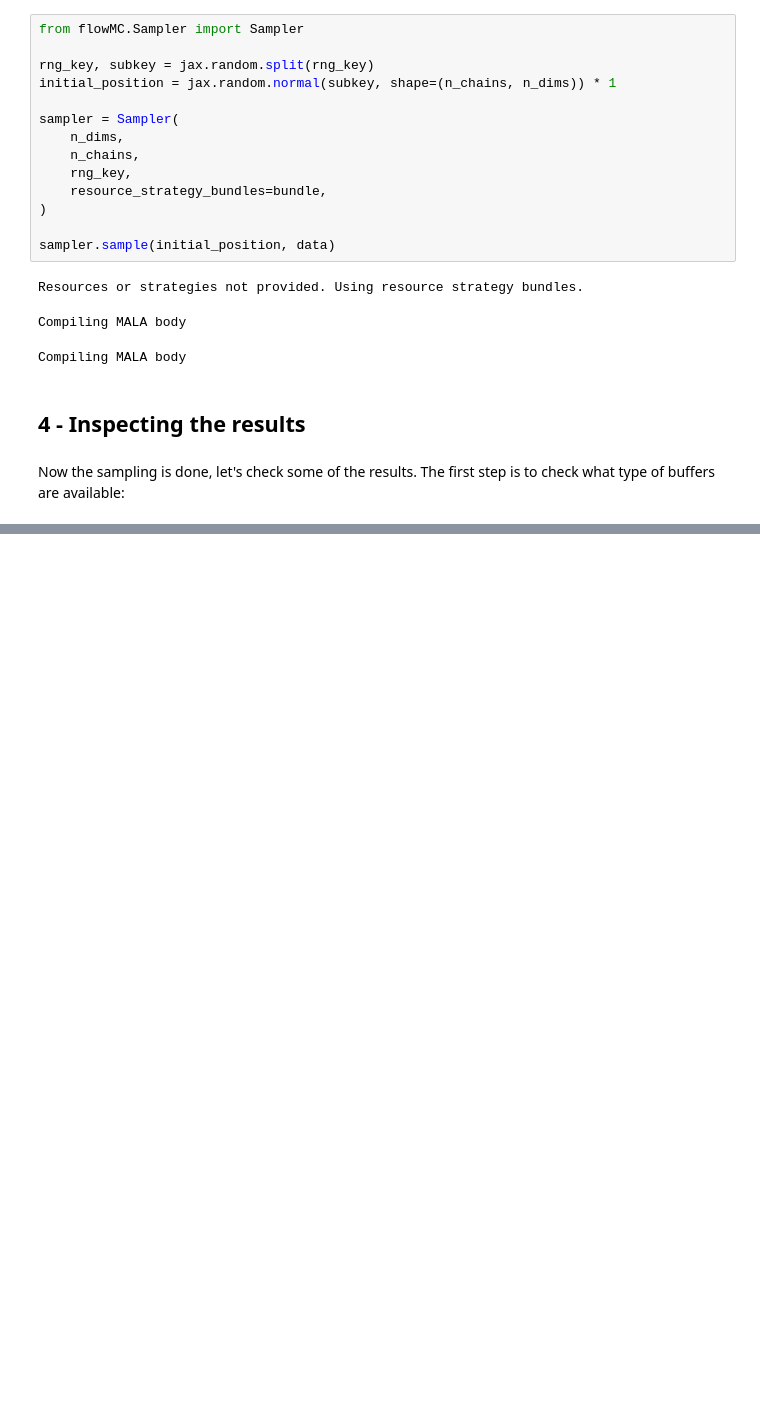
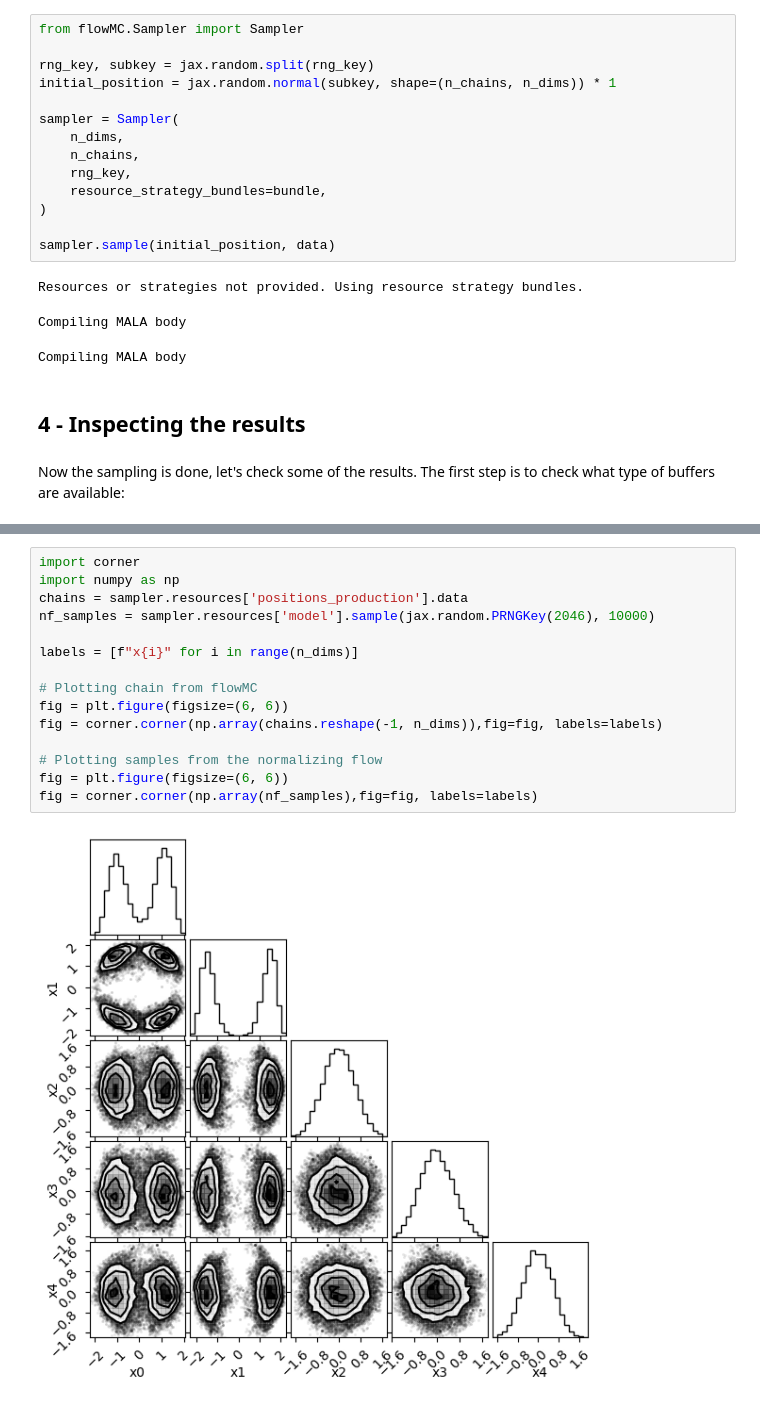
Before and after one commit to kazewong/flowMC, a Jupyter notebook: docs/tutorials/dualmoon.ipynb, the cells around one changed output, grey strips where cells are left out. Drawn from its saved outputs; the diff is of its cells as text; blank space fills up the shorter version.

```diff
--- a/docs/tutorials/dualmoon.ipynb
+++ b/docs/tutorials/dualmoon.ipynb
@@ -290,0 +157,17 @@ plt.legend()
+# %%
+import corner
+import numpy as np
+chains = sampler.resources['positions_production'].data
+nf_samples = sampler.resources['model'].sample(jax.random.PRNGKey(2046), 10000)
+
+labels = [f"x{i}" for i in range(n_dims)]
+
+# Plotting chain from flowMC
+fig = plt.figure(figsize=(6, 6))
+fig = corner.corner(np.array(chains.reshape(-1, n_dims)),fig=fig, labels=labels)
+
+# Plotting samples from the normalizing flow
+fig = plt.figure(figsize=(6, 6))
+fig = corner.corner(np.array(nf_samples),fig=fig, labels=labels)
+# %% [output]
+[figure, added]
```
Also changed, not shown: parts of 19 cells of this notebook, 1 other file.
